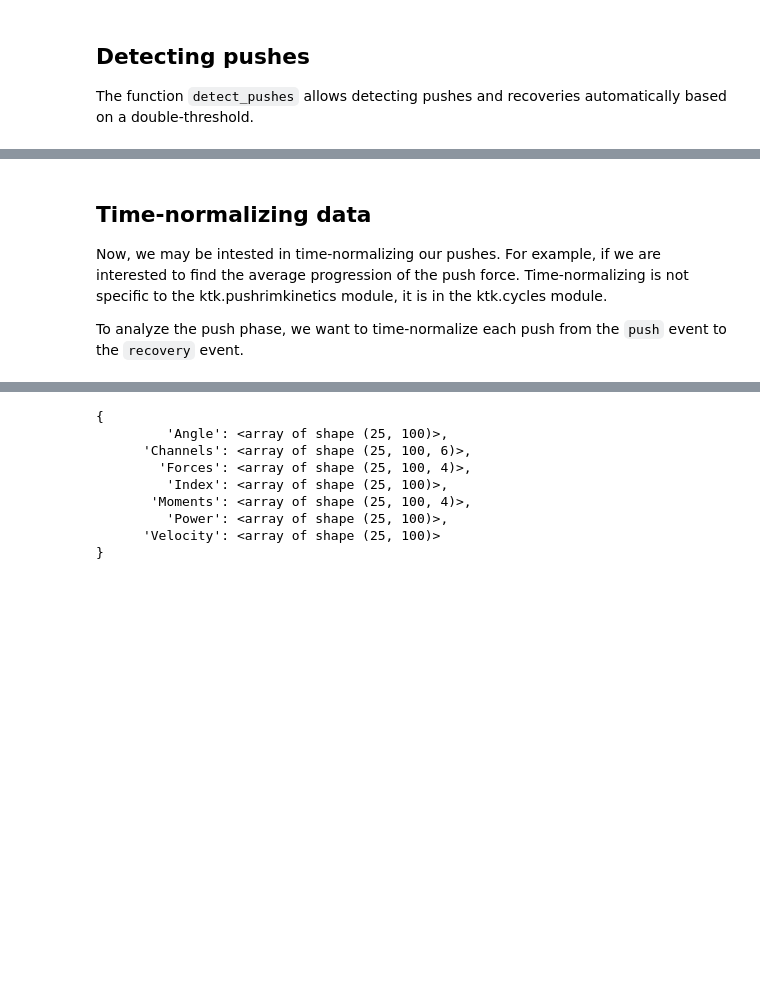
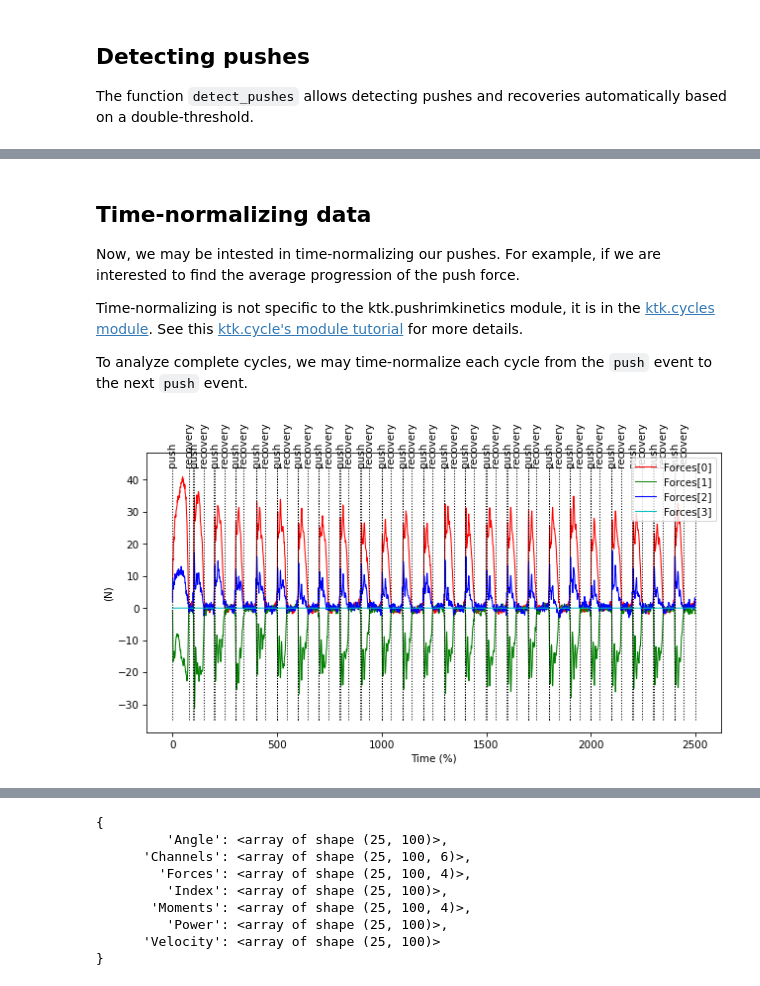
Before and after one commit to kineticstoolkit/kineticstoolkit, a Jupyter notebook: doc/pushrimkinetics.ipynb, the cells around one changed output, grey strips where cells are left out. Saved outputs shown, nothing was run; the diff lists cells and outputs as text; code cells hidden in the pictures; blank space fills up the shorter version.

```diff
--- a/doc/pushrimkinetics.ipynb
+++ b/doc/pushrimkinetics.ipynb
@@ -135,6 +138,13 @@ kinetics.plot('Moments')
 Time-normalizing data
 ---------------------
 
-Now, we may be intested in time-normalizing our pushes. For example, if we are interested to find the average progression of the push force. Time-normalizing is not specific to the ktk.pushrimkinetics module, it is in the ktk.cycles module.
+Now, we may be intested in time-normalizing our pushes. For example, if we are interested to find the average progression of the push force.
 
-To analyze the push phase, we want to time-normalize each push from the `push` event to the `recovery` event.
+Time-normalizing is not specific to the ktk.pushrimkinetics module, it is in the [ktk.cycles module](api/ktk.cycles.rst). See this [ktk.cycle's module tutorial](cycles.rst) for more details.
+
+To analyze complete cycles, we may time-normalize each cycle from the `push` event to the next `push` event.
+# %%
+normalized_kinetics = ktk.cycles.time_normalize(kinetics, 'push', '_')
+normalized_kinetics.plot('Forces')
+# %% [output]
+[figure, added]
```
Also changed, not shown: parts of 8 cells of this notebook, 46 other files.
